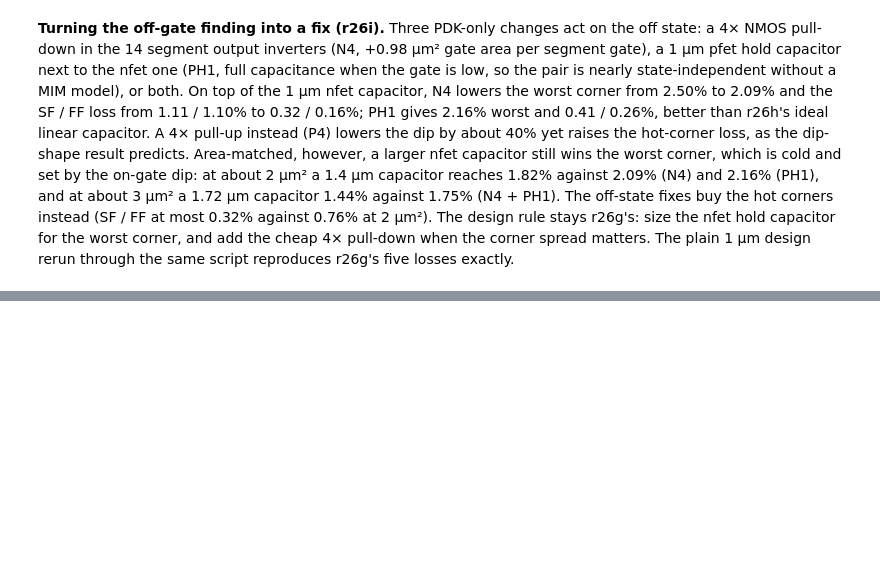
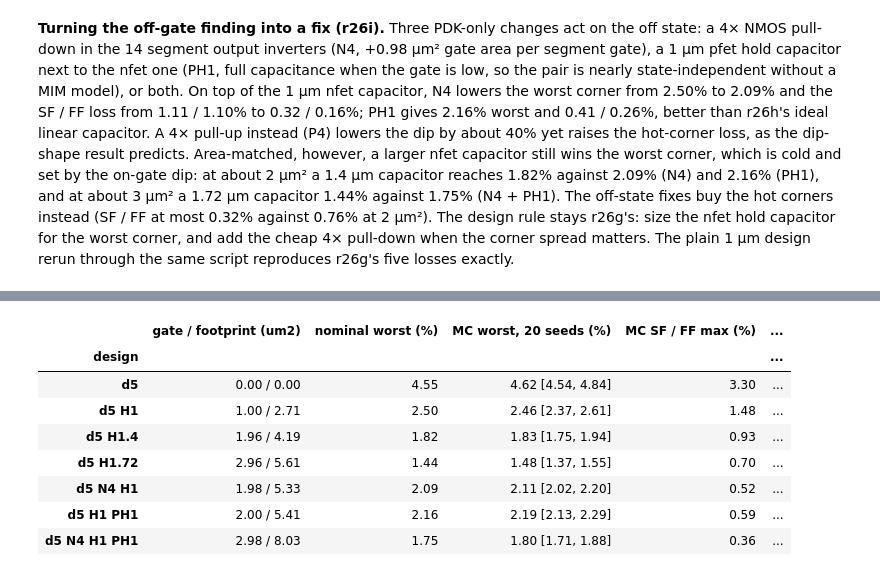
Before and after one commit to WLHsu0827/sscs-ose-code-a-chip.github.io, a Jupyter notebook: ISSCC27/submitted_notebooks/comparator_atlas/Comparator_Atlas.ipynb, the cells around one changed output, grey strips where cells are left out. Saved outputs shown, nothing was run; the diff lists cells and outputs as text; code cells hidden in the pictures; blank space fills up the shorter version.

```diff
--- a/ISSCC27/submitted_notebooks/comparator_atlas/Comparator_Atlas.ipynb
+++ b/ISSCC27/submitted_notebooks/comparator_atlas/Comparator_Atlas.ipynb
@@ -2334,0 +2195,12 @@ retain their licenses.
+# %%
+display(ext.verify_table())
+# %% [output]
+|  | gate / footprint (um2) | nominal worst (%) | MC worst, 20 seeds (%) | MC SF / FF max (%) | ... |
+| design |  |  |  |  | ... |
+| d5 | 0.00 / 0.00 | 4.55 | 4.62 [4.54, 4.84] | 3.30 | ... |
+| d5 H1 | 1.00 / 2.71 | 2.50 | 2.46 [2.37, 2.61] | 1.48 | ... |
+| d5 H1.4 | 1.96 / 4.19 | 1.82 | 1.83 [1.75, 1.94] | 0.93 | ... |
+| d5 H1.72 | 2.96 / 5.61 | 1.44 | 1.48 [1.37, 1.55] | 0.70 | ... |
+| d5 N4 H1 | 1.98 / 5.33 | 2.09 | 2.11 [2.02, 2.20] | 0.52 | ... |
+| d5 H1 PH1 | 2.00 / 5.41 | 2.16 | 2.19 [2.13, 2.29] | 0.59 | ... |
+| d5 N4 H1 PH1 | 2.98 / 8.03 | 1.75 | 1.80 [1.71, 1.88] | 0.36 | ... |
```
Also changed, not shown: parts of 7 cells of this notebook, 46 other files.
